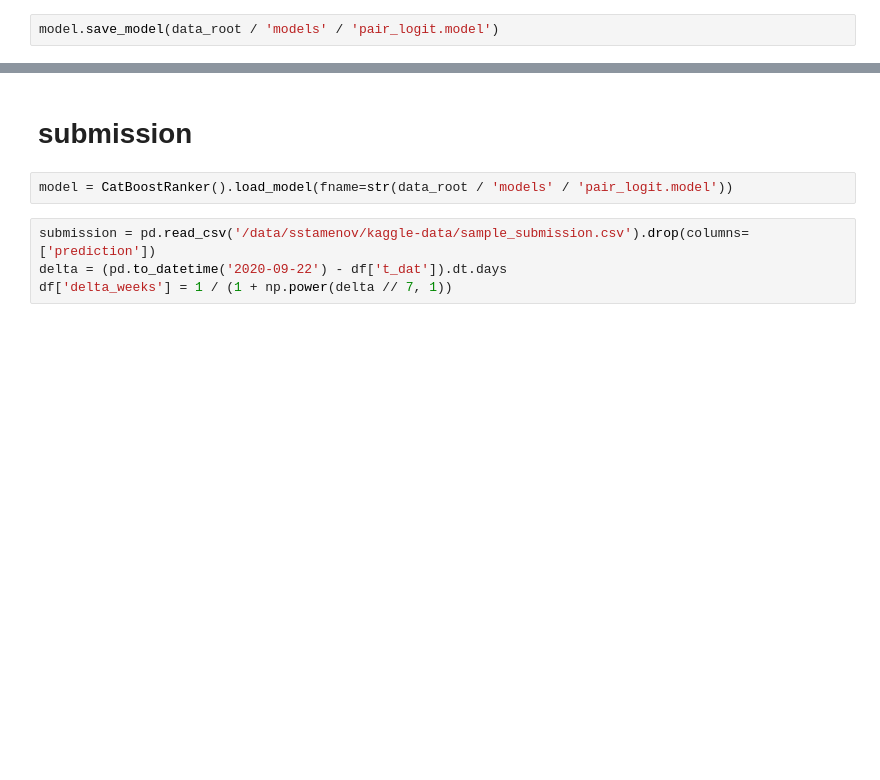
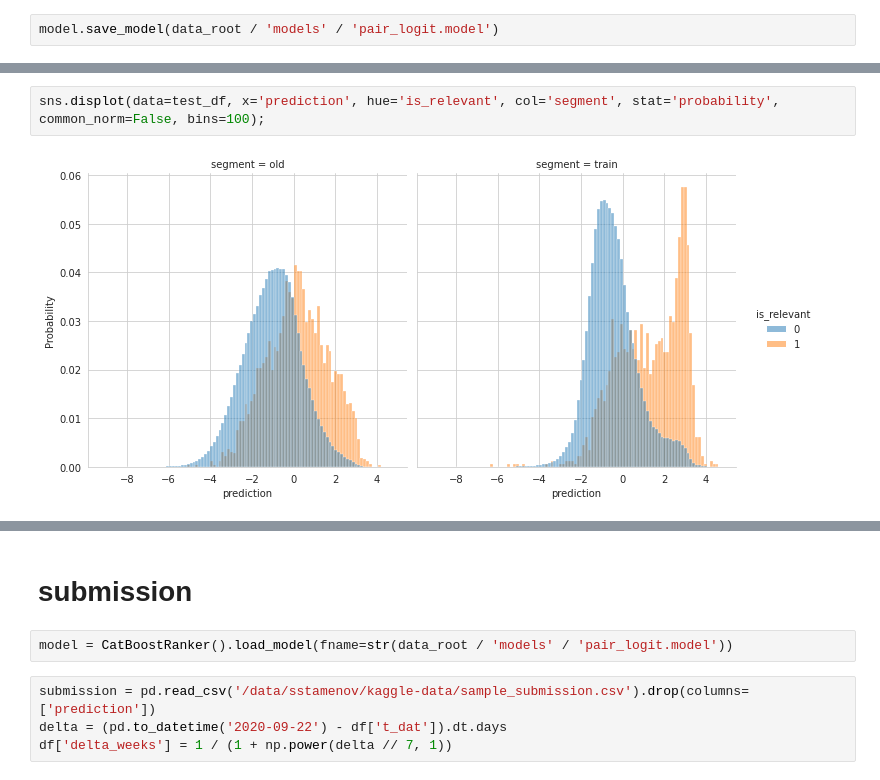
Before and after one commit to stameser/kaggle-hm, a Jupyter notebook: notebooks/catboost_ranker.ipynb, the cells around one changed output, grey strips where cells are left out. Drawn from its saved outputs; the diff is of its cells as text; blank space fills up the shorter version.

```diff
--- a/notebooks/catboost_ranker.ipynb
+++ b/notebooks/catboost_ranker.ipynb
@@ -310,0 +314,4 @@ dtype: float64
+# %%
+sns.displot(data=test_df, x='prediction', hue='is_relevant', col='segment', stat='probability', common_norm=False, bins=100);
+# %% [output]
+[figure, added]
```
Also changed, not shown: parts of 32 cells of this notebook.
